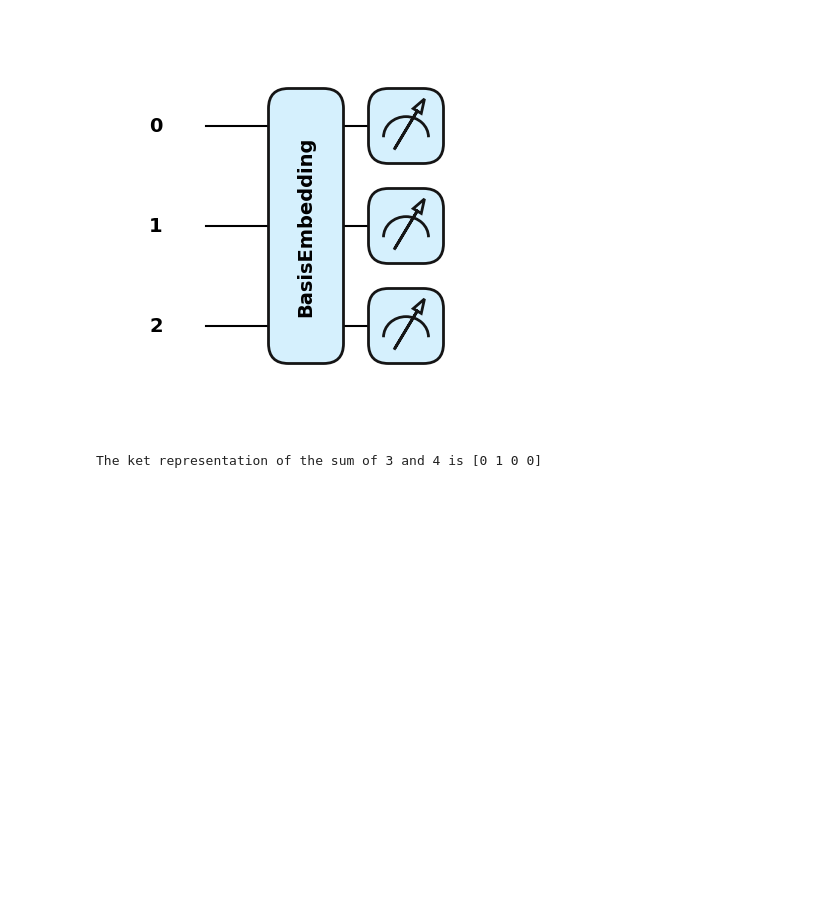
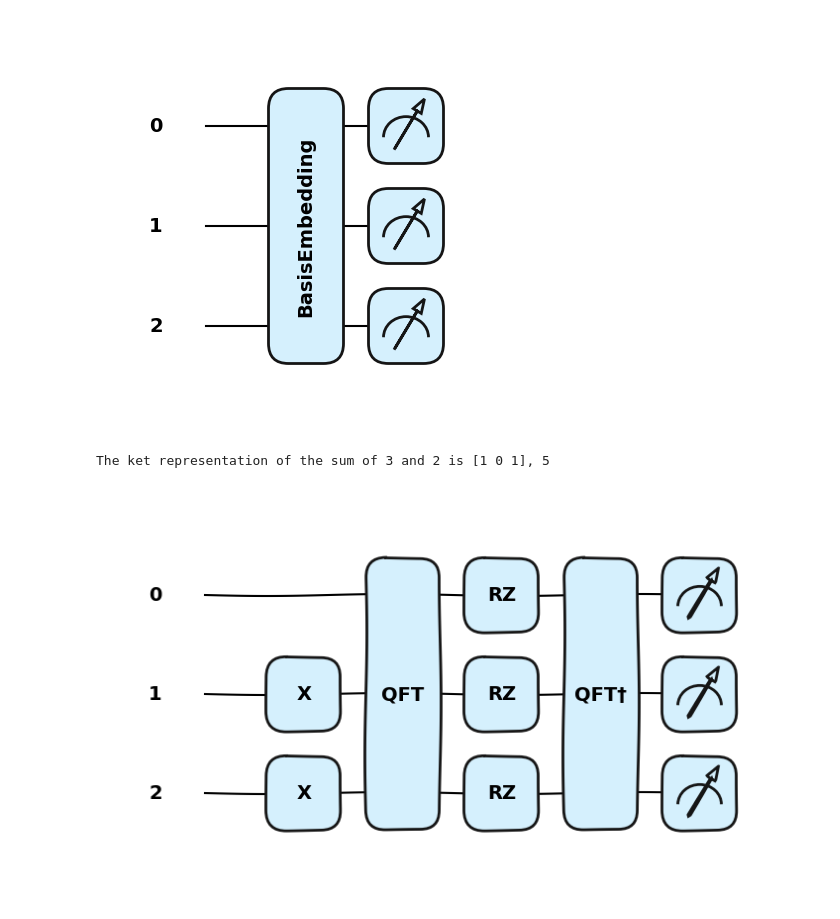
Before and after one commit to arcticronin/quantum_knapsack_pennylane, a Jupyter notebook: basic_pennylane.ipynb, the cells around one changed output. Drawn from its saved outputs; the diff is of its cells as text; code cells hidden in the pictures; blank space fills up the shorter version.

```diff
--- a/basic_pennylane.ipynb
+++ b/basic_pennylane.ipynb
@@ -28,7 +28,7 @@ plt.show()
 # %% [output]
 [figure]
 # %%
-n_wires = 4
+n_wires = 3
 dev = qml.device("default.qubit", wires=n_wires, shots=1)
 
 def add_k_fourier(k, wires):
@@ -36,7 +36,7 @@ def add_k_fourier(k, wires):
         qml.RZ(k * np.pi / (2**j), wires=wires[j])
 
 @qml.qnode(dev)
-def sum(m, k):
+def sum_circ(m, k):
     qml.BasisEmbedding(m, wires=range(n_wires))  # m encoding
     qml.QFT(wires=range(n_wires))  # step 1
     add_k_fourier(k, range(n_wires))  # step 2
@@ -45,6 +45,14 @@ def sum(m, k):
     return qml.sample()
 
 # mind the overflow
-print(f"The ket representation of the sum of 3 and 4 is {sum(3,1)}")
+print(f"The ket representation of the sum of 3 and 2 is {sum(3,2)}, {(3+2)}")
 # %% [output]
-The ket representation of the sum of 3 and 4 is [0 1 0 0]
+The ket representation of the sum of 3 and 2 is [1 0 1], 5
+# %%
+qml.draw_mpl(sum_circ,
+             show_all_wires=True,
+             style="pennylane_sketch",
+             expansion_strategy="device")(3,2)
+plt.show()
+# %% [output]
+[figure, added]
```
Also changed, not shown: 5 other files.
